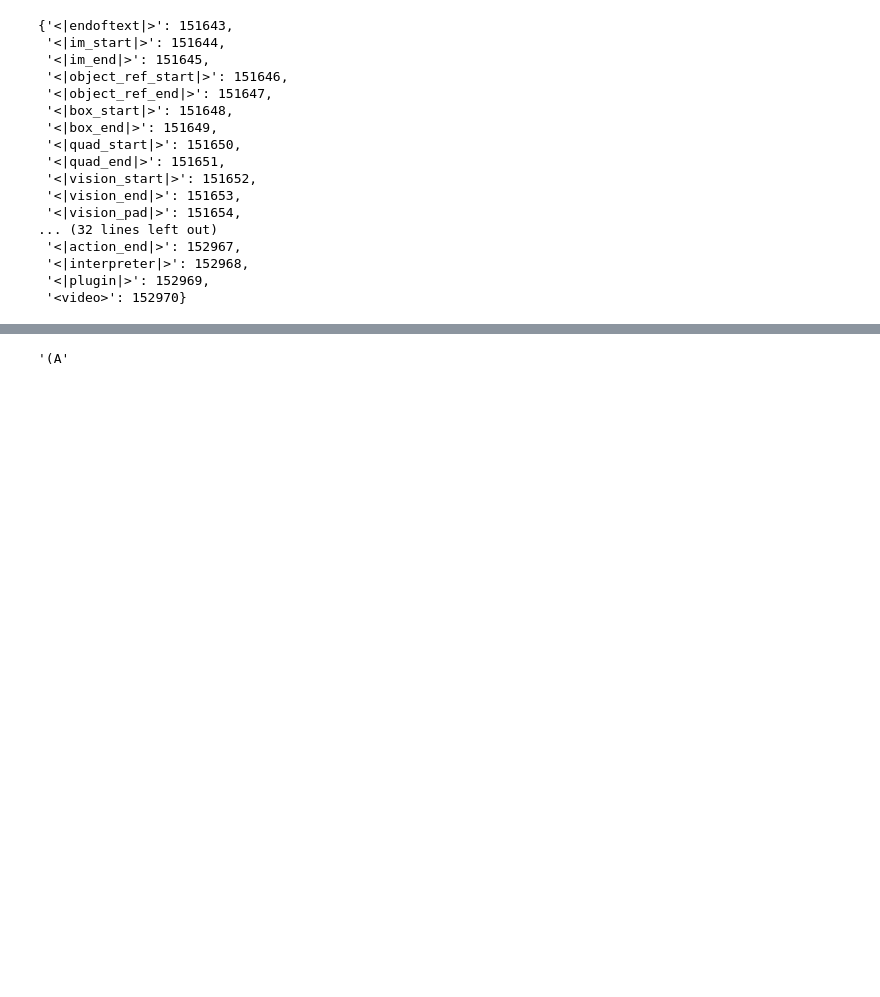
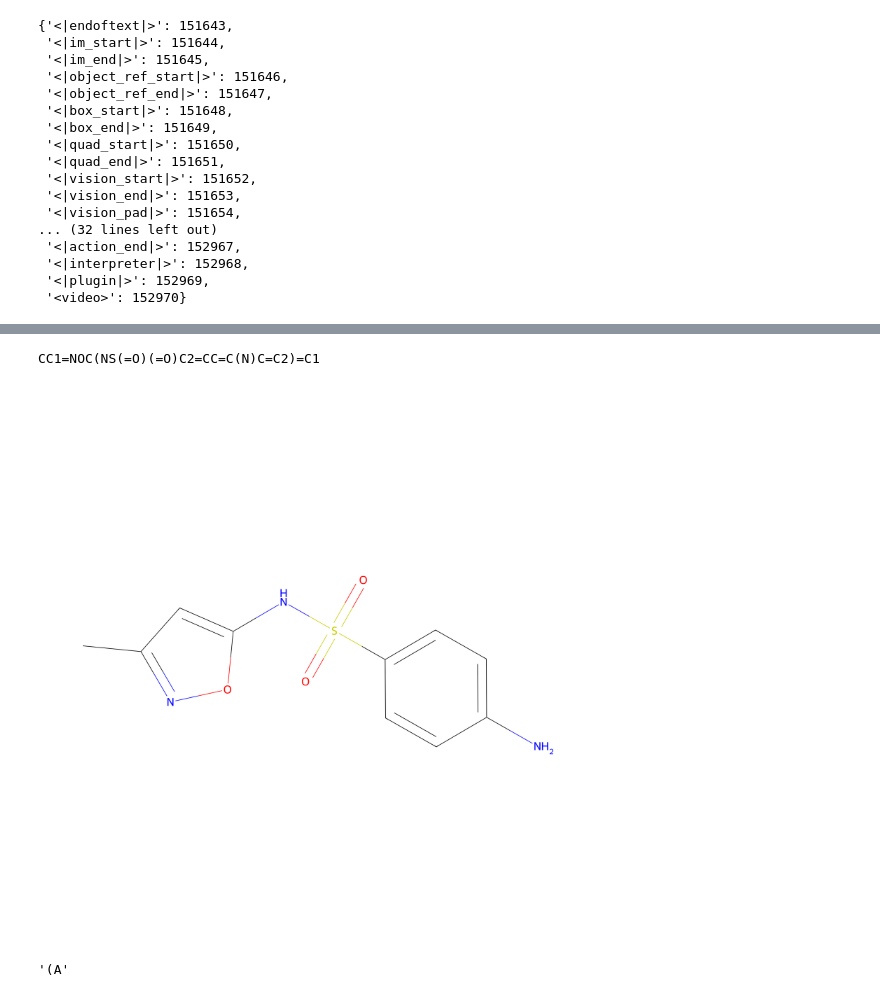
Before and after one commit to DragonDescentZerotsu/Intern-S1-recipe, a Jupyter notebook: debug.ipynb, the cells around one changed output, grey strips where cells are left out. Saved outputs shown, nothing was run; the diff lists cells and outputs as text; code cells hidden in the pictures; blank space fills up the shorter version.

```diff
--- a/debug.ipynb
+++ b/debug.ipynb
@@ -139,3 +177,31 @@ tokenizer.tokenize('A**')
+# %%
+from rdkit import Chem
+from rdkit.Chem import Draw
+# import selfies as sf
+from rdkit.Chem import rdDepictor
+from rdkit.Chem.Draw import MolDrawOptions
+
+# 使用从 OPSIN 获得的 SMILES
+smiles = "CC1=NOC(NS(=O)(=O)C2=CC=C(N)C=C2)=C1"
+# smiles = "[C][=O][N]"
+# C[N+](C)(C)CCCC[C@@H](C(=O)[O-])[NH3+]
+# smiles = sf.decoder(smiles)
+print(smiles)
+# 创建分子对象
+mol = Chem.MolFromSmiles(smiles)
+
+rdDepictor.SetPreferCoordGen(True)
+rdDepictor.Compute2DCoords(mol)
+
+opts = MolDrawOptions()
+# opts.reduceOverlap = True
+
+# 绘制分子结构
+img = Draw.MolToImage(mol, size=(2000, 2000))
+display(img)
+# %% [output]
+CC1=NOC(NS(=O)(=O)C2=CC=C(N)C=C2)=C1
+[figure, added]
 # %%
 tokenizer.tokenize('<|im_start|>user\nInstructions: Answer the following question about drug properties.\nContext: As a membrane separating circulating blood and brain extracellular fluid, the blood-brain barrier (BBB) is the protection layer that blocks most foreign drugs. Thus the ability of a drug to penetrate the barrier to deliver to the site of action forms a crucial challenge in development of drugs for central nervous system.\nQuestion: Given a drug SMILES string, predict whether it\n(A) does not cross the BBB (B) crosses the BBB\nDrug SMILES: <SMILES>CC[C@H](C)C(=O)O[C@H]1CCC=C2C=C[C@H](C)[C@H](CC[C@@H]3C[C@@H](O)CC(=O)O3)[C@H]21</SMILES>\nAnswer:<|im_end|>\n<|im_start|>assistant\n(A')[142]
 # %% [output]
```
Also changed, not shown: parts of 4 cells of this notebook, 20 other files.
